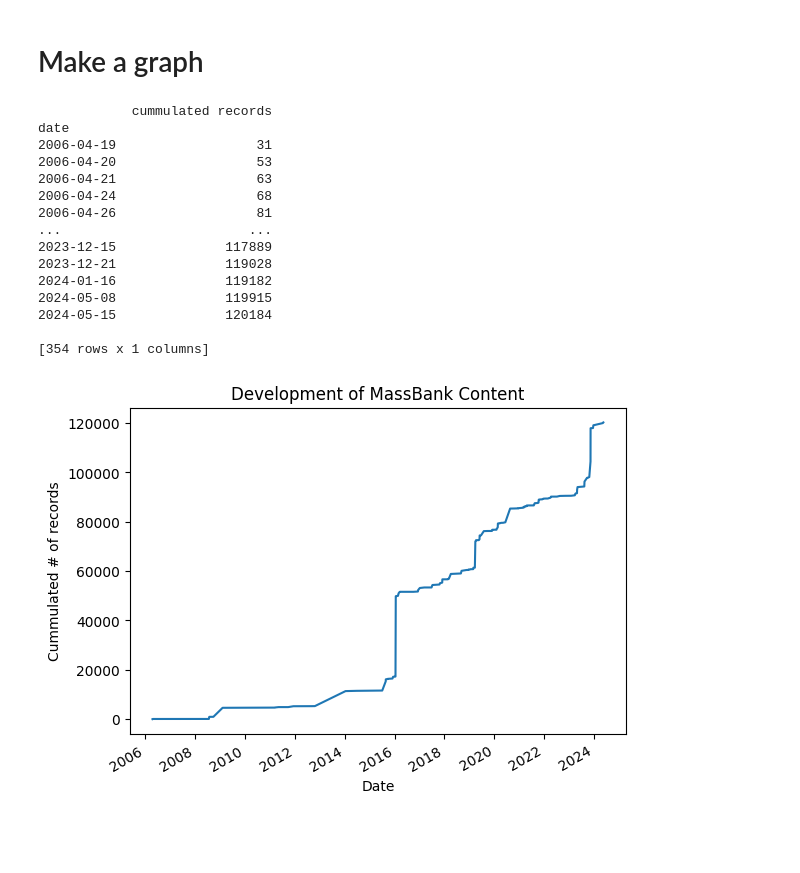
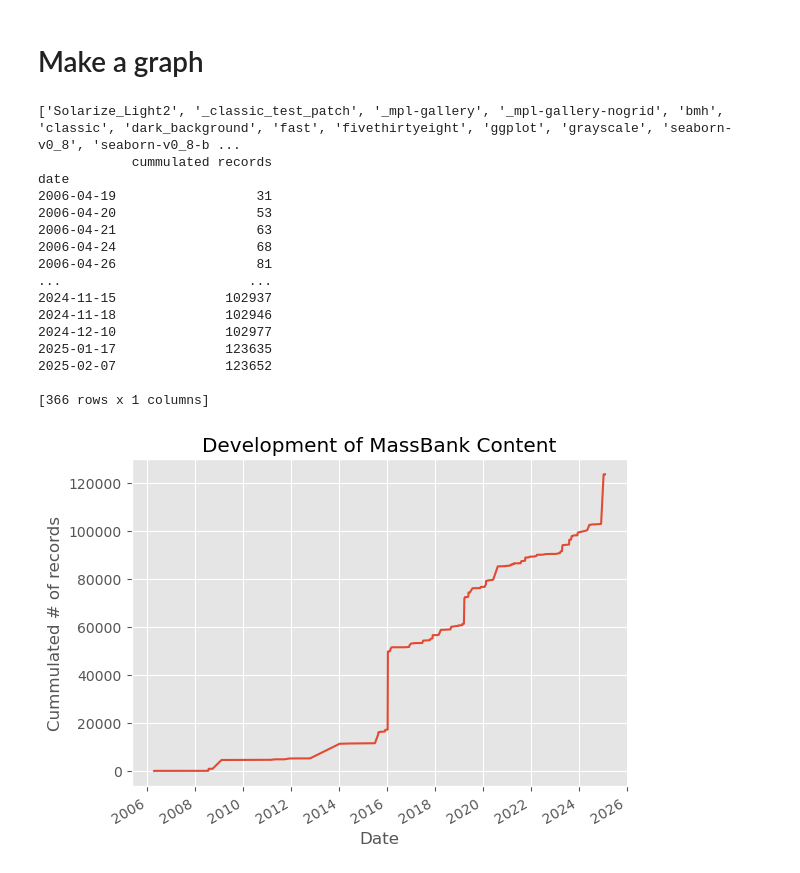
Before and after one commit to MassBank/MassBank-analytics, a Jupyter notebook: record_grow.ipynb, the cells around one changed output. Cells and saved outputs as stored; diff of their text form; code cells hidden in the pictures; blank space fills up the shorter version.

```diff
--- a/record_grow.ipynb
+++ b/record_grow.ipynb
@@ -40,37 +40,42 @@ Found 354 sorted and counted dates
 import pandas as pd
 import datetime
 import csv
 import os
+import matplotlib.pyplot as plt
+
+print(plt.style.available)
 
 
 #outPath='casmi2017/parameters'
 #if not os.path.exists(outPath):
 #    os.makedirs(outPath)
 
 dates = pd.read_csv("dates_sorted.tmp", names=['count', 'date'], sep=r'\s+')
 dates["date"] = pd.to_datetime(dates["date"], format="%Y.%m.%d" )
 #df[2] = pd.to_datetime(df[2])
 
 #dates.cumsum()
 dates["cummulated records"] = dates["count"].cumsum()
 dates = dates[["date", "cummulated records"]]
 dates = dates.set_index('date')
 print(dates)
+plt.style.use('ggplot')
 plot = dates.plot(xlabel='Date', ylabel='Cummulated # of records', title='Development of MassBank Content', legend=False)
 # %% [output]
+['Solarize_Light2', '_classic_test_patch', '_mpl-gallery', '_mpl-gallery-nogrid', 'bmh', 'classic', 'dark_background', 'fast', 'fivethirtyeight', 'ggplot', 'grayscale', 'seaborn-v0_8', 'seaborn-v0_8-b ...
             cummulated records
 date
 2006-04-19                  31
 2006-04-20                  53
 2006-04-21                  63
 2006-04-24                  68
 2006-04-26                  81
 ...                        ...
-2023-12-15              117889
-2023-12-21              119028
-2024-01-16              119182
-2024-05-08              119915
-2024-05-15              120184
+2024-11-15              102937
+2024-11-18              102946
+2024-12-10              102977
+2025-01-17              123635
+2025-02-07              123652
 
-[354 rows x 1 columns]
+[366 rows x 1 columns]
-[figure, old version]
+[figure, new version]
```
Also changed, not shown: parts of 3 cells of this notebook.
